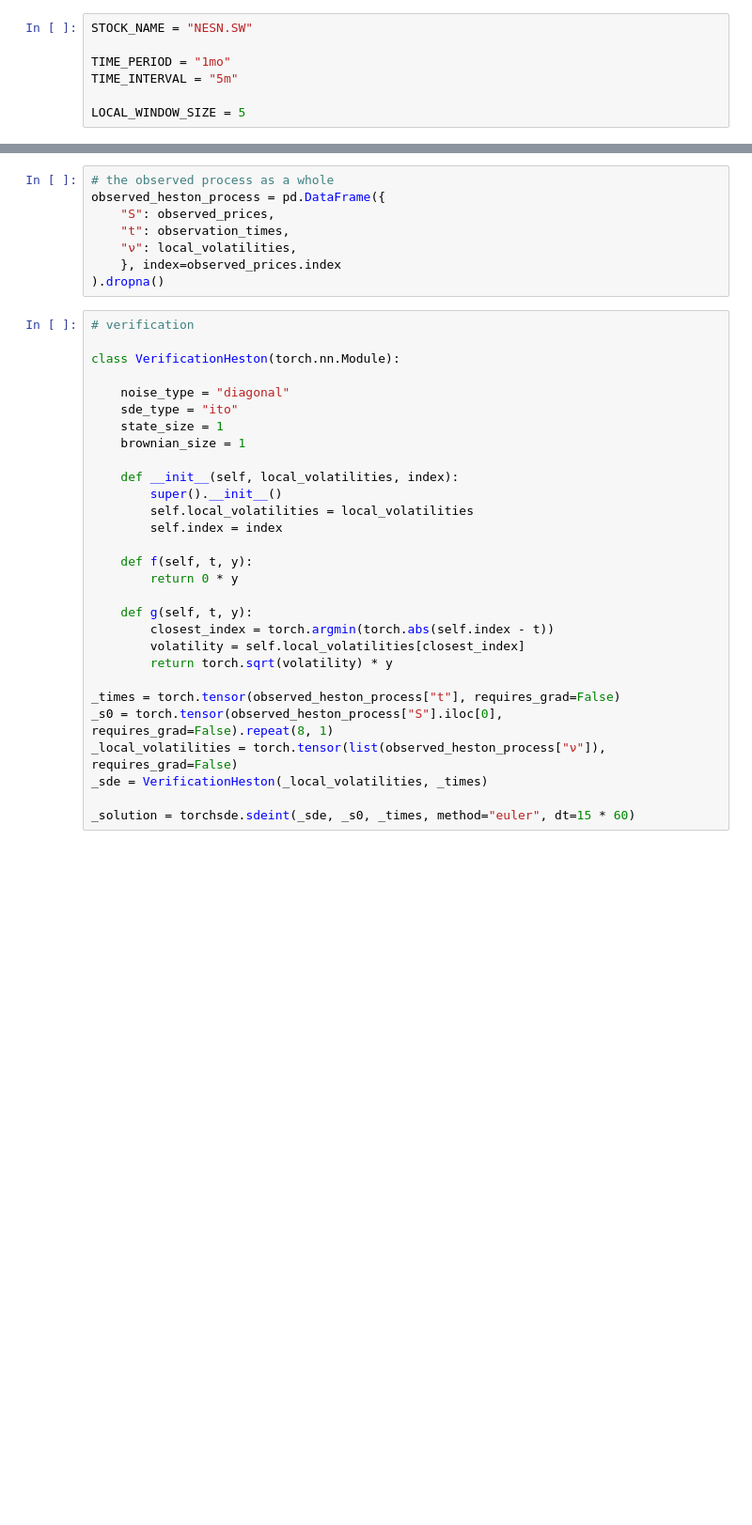
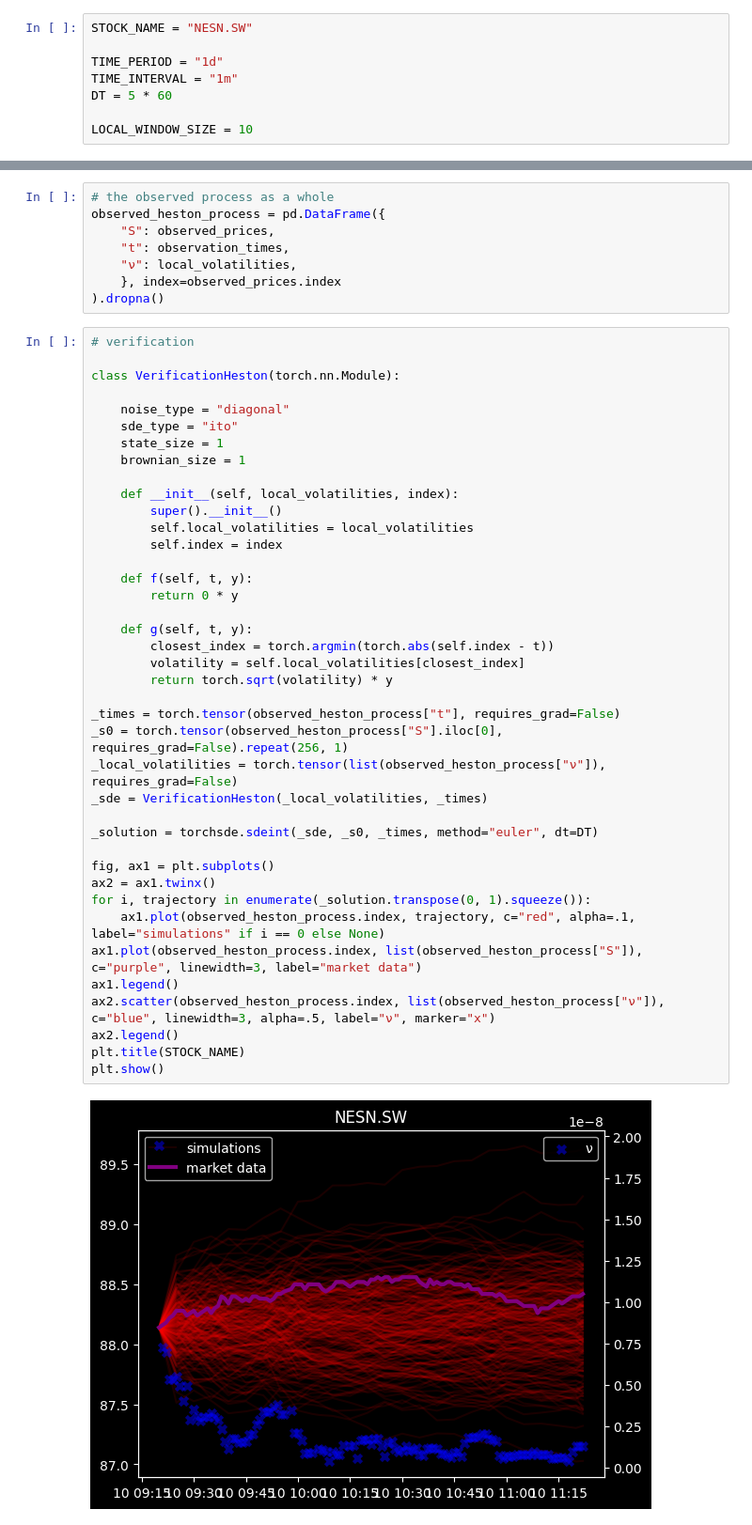
Before and after one commit to viviankessler/neural-sde, a Jupyter notebook: infer_heston.ipynb, the cells around one changed output, grey strips where cells are left out. Shown: that part at 94% size. Drawn from its saved outputs; the diff is of its cells as text; blank space fills up the shorter version.

```diff
--- a/infer_heston.ipynb
+++ b/infer_heston.ipynb
@@ -10,10 +10,11 @@ plt.style.use('dark_background')
 # %%
 STOCK_NAME = "NESN.SW"
 
-TIME_PERIOD = "1mo"
-TIME_INTERVAL = "5m"
+TIME_PERIOD = "1d"
+TIME_INTERVAL = "1m"
+DT = 5 * 60
 
-LOCAL_WINDOW_SIZE = 5
+LOCAL_WINDOW_SIZE = 10
 # %% [markdown]
 ![image.png](attachment:image.png)
 # %%
@@ -40,29 +41,42 @@ observed_heston_process = pd.DataFrame({
 # %%
 # verification
 
 class VerificationHeston(torch.nn.Module):
 
     noise_type = "diagonal"
     sde_type = "ito"
     state_size = 1
     brownian_size = 1
 
     def __init__(self, local_volatilities, index):
         super().__init__()
         self.local_volatilities = local_volatilities
         self.index = index
 
     def f(self, t, y):
         return 0 * y
 
     def g(self, t, y):
         closest_index = torch.argmin(torch.abs(self.index - t))
         volatility = self.local_volatilities[closest_index]
         return torch.sqrt(volatility) * y
 
 _times = torch.tensor(observed_heston_process["t"], requires_grad=False)
-_s0 = torch.tensor(observed_heston_process["S"].iloc[0], requires_grad=False).repeat(8, 1)
+_s0 = torch.tensor(observed_heston_process["S"].iloc[0], requires_grad=False).repeat(256, 1)
 _local_volatilities = torch.tensor(list(observed_heston_process["ν"]), requires_grad=False)
 _sde = VerificationHeston(_local_volatilities, _times)
 
-_solution = torchsde.sdeint(_sde, _s0, _times, method="euler", dt=15 * 60)
+_solution = torchsde.sdeint(_sde, _s0, _times, method="euler", dt=DT)
+
+fig, ax1 = plt.subplots()
+ax2 = ax1.twinx()
+for i, trajectory in enumerate(_solution.transpose(0, 1).squeeze()):
+    ax1.plot(observed_heston_process.index, trajectory, c="red", alpha=.1, label="simulations" if i == 0 else None)
+ax1.plot(observed_heston_process.index, list(observed_heston_process["S"]), c="purple", linewidth=3, label="market data")
+ax1.legend()
+ax2.scatter(observed_heston_process.index, list(observed_heston_process["ν"]), c="blue", linewidth=3, alpha=.5, label="ν", marker="x")
+ax2.legend()
+plt.title(STOCK_NAME)
+plt.show()
+# %% [output]
+[figure, added]
```
Also changed, not shown: parts of 1 cell of this notebook.
